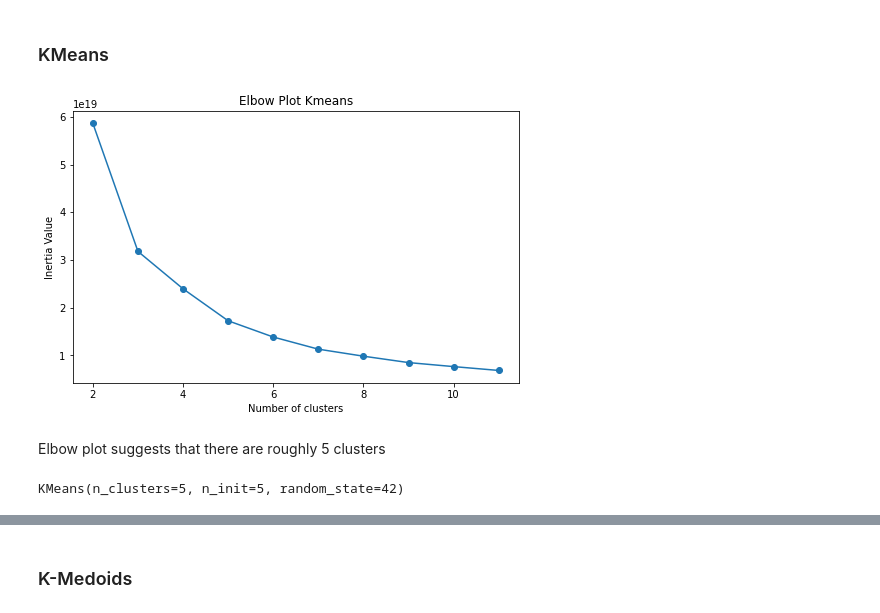
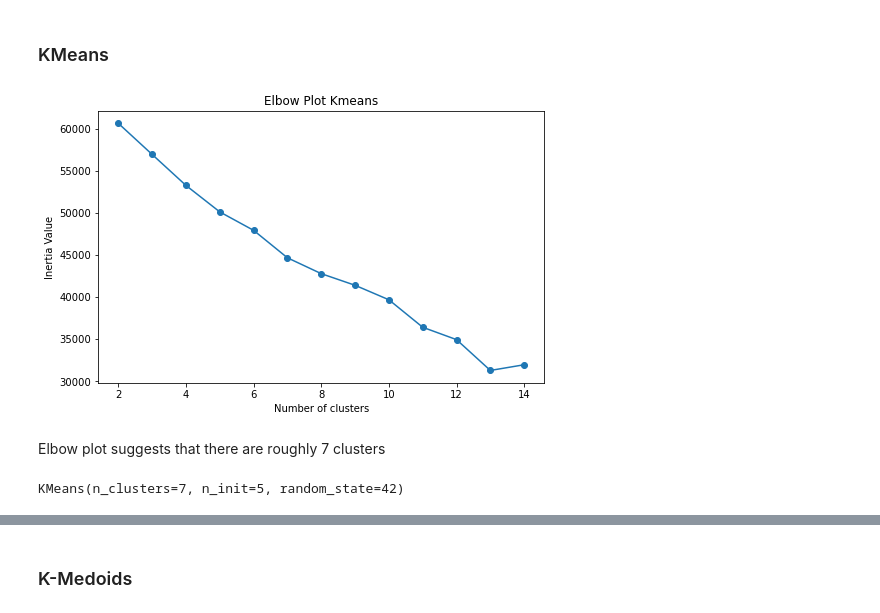
Before and after one commit to KelvinYQC/DataMning_Project, a Jupyter notebook: DM_Clustering_final.ipynb, the cells around one changed output, grey strips where cells are left out. Cells and saved outputs as stored; diff of their text form; code cells hidden in the pictures.

```diff
--- a/DM_Clustering_final.ipynb
+++ b/DM_Clustering_final.ipynb
@@ -139,6 +144,6 @@ dat_clustering = dat_model.drop(columns = ['userId', 'rating'])
 # %%
 # scale the data
-Xst = StandardScaler(with_std=False).fit_transform(pd.DataFrame(dat_clustering).values)
+Xst = StandardScaler().fit_transform(pd.DataFrame(dat_clustering).values)
 df_numerical_scaled = pd.DataFrame(Xst)
 df_numerical_scaled.columns = dat_clustering.columns
 df_numerical_scaled = df_numerical_scaled.dropna()
@@ -144,0 +164,5 @@ df_numerical_scaled = df_numerical_scaled.dropna()
+# %%
+pca = PCA(n_components=18)
+pca_fit = pca.fit_transform(df_numerical_scaled)
+# %%
+pca_fit = pd.DataFrame(pca_fit)
@@ -145,31 +179,31 @@ df_numerical_scaled = df_numerical_scaled.dropna()
 # %% [markdown]
 ### KMeans
 # %%
-X = df_numerical_scaled.values
-n_cluster = range(2, 12, 1)
+X = pca_fit
+n_cluster = range(2, 15, 1)
 cost = []
 
 for i in n_cluster:
     model = KMeans(n_clusters=i, random_state=42, n_init=5)
     model.fit(X)
     cost.append(model.inertia_)
 
 fig = plt.figure(figsize=(8, 5))
 ax = fig.add_subplot(1,1,1)
 ax.plot(n_cluster, cost, marker="o")
 ax.set_xlabel("Number of clusters")
 ax.set_ylabel("Inertia Value")
 ax.set_title("Elbow Plot Kmeans")
 plt.show()
 # %% [output]
-[figure, old version]
+[figure, new version]
 # %% [markdown]
-Elbow plot suggests that there are roughly 5 clusters
+Elbow plot suggests that there are roughly 7 clusters
 # %%
-clustering_model = KMeans(n_clusters=5, random_state=42, n_init=5)
+clustering_model = KMeans(n_clusters=7, random_state=42, n_init=5)
 clustering_model.fit(X)
 # %% [output]
-KMeans(n_clusters=5, n_init=5, random_state=42)
+KMeans(n_clusters=7, n_init=5, random_state=42)
 # %%
 df_numerical_scaled['predicted_cluster_kmeans'] = clustering_model.labels_
 df_numerical_scaled['predicted_cluster_kmeans'].value_counts()
```
Also changed, not shown: parts of 15 cells of this notebook.
